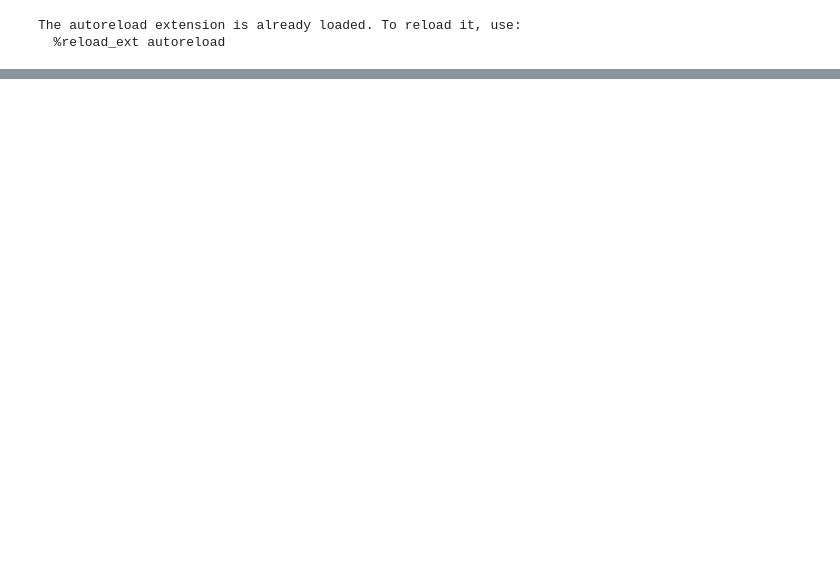
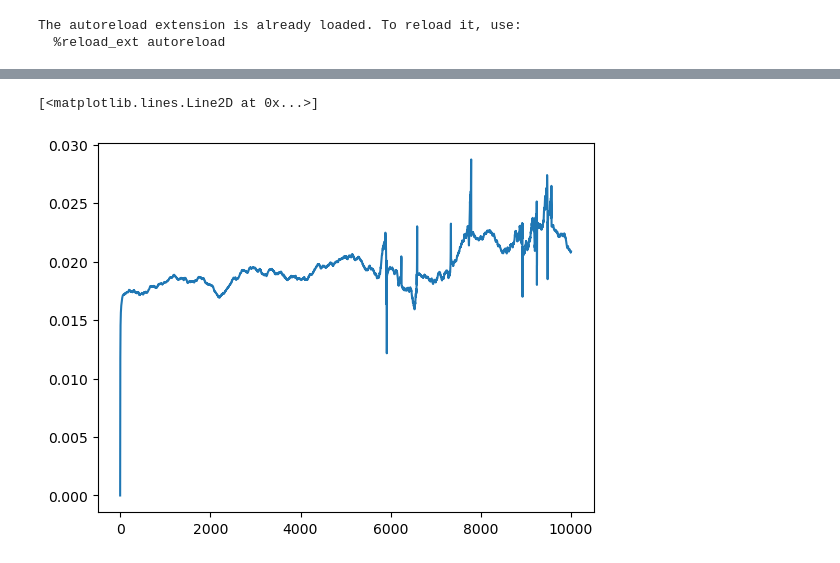
Before and after one commit to HaroldBenoit/behavioural-trading, a Jupyter notebook: project.ipynb, the cells around one changed output, grey strips where cells are left out. Drawn from its saved outputs; the diff is of its cells as text; code cells hidden in the pictures; blank space fills up the shorter version.

```diff
--- a/project.ipynb
+++ b/project.ipynb
@@ -189,0 +61,27 @@ pd.pivot_table(R_05_hour.apply(pd.Series),columns=R_05_hour.index).plot()
+# %%
+def compute_R_over_time(events: pd.DataFrame, tau_max=1000):
+
+    ## computing for each day, make sure to drop the nan days as there are only 252 trading days
+    responses = events.groupby(pd.Grouper(freq="1D", origin='start_day')).apply(lambda x: compute_R_fast(x, tau_max=tau_max))
+
+    #keeping only trading days
+
+    trading_days = events.index.day_of_year.drop_duplicates()
+    trading_days_mask = np.isin(responses.index.day_of_year.to_numpy(), trading_days)
+
+    responses = responses.iloc[trading_days_mask]
+
+    max_len = responses.apply(lambda x: len(x)).max()
+
+    ## we pad every trading day response function up to max_len viewed (usually equal to tau_max)
+    final_response = np.nanmean(np.array([np.pad(a, (0,max_len-a.shape[0]) , mode='constant', constant_values=np.nan) for a in responses.to_numpy()]),axis=0)
+
+    return final_response
+# %%
+a = compute_R_over_time(events=events, tau_max=10000)
+b = compute_R_fast(events=events, tau_max=10000)
+# %%
+plt.plot(a)
+# %% [output]
+[<matplotlib.lines.Line2D at 0x...>]
+[figure, added]
```
Also changed, not shown: parts of 25 cells of this notebook, 3 other files.
